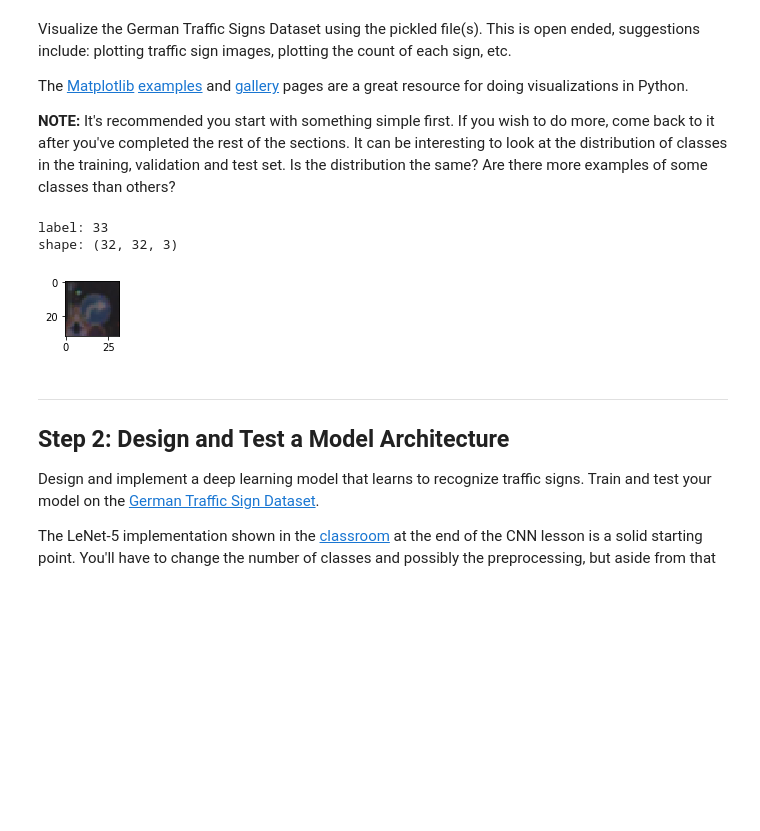
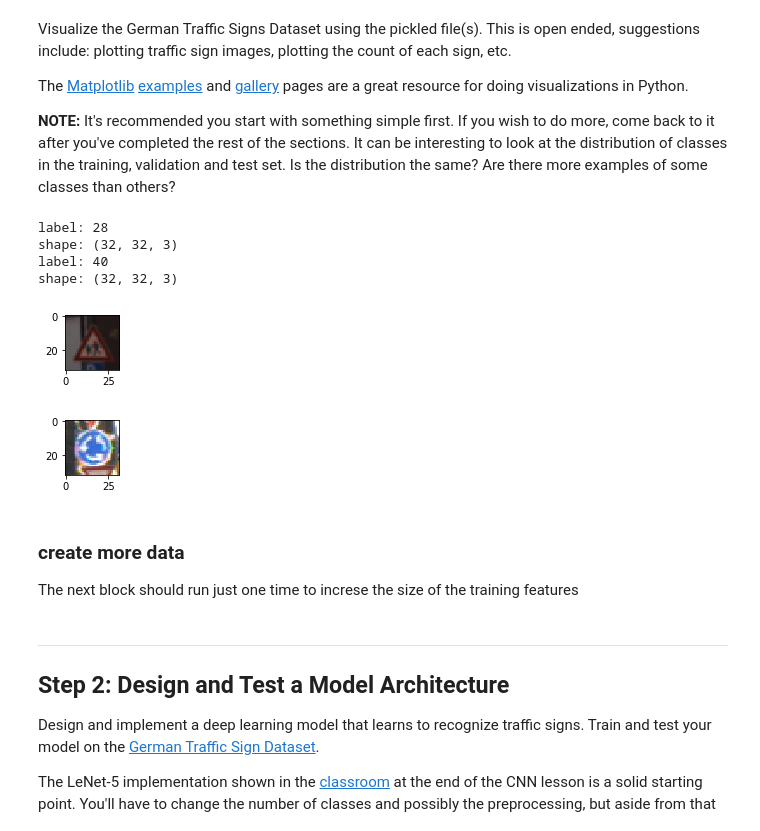
Before and after one commit to agonzale34/sdc-traffic-sign-classifier, a Jupyter notebook: Traffic_Sign_Classifier.ipynb, the cells around one changed output. Cells and saved outputs as stored; diff of their text form; code cells hidden in the pictures; blank space fills up the shorter version.

```diff
--- a/Traffic_Sign_Classifier.ipynb
+++ b/Traffic_Sign_Classifier.ipynb
@@ -104,24 +104,35 @@ The [Matplotlib](http://matplotlib.org/) [examples](http://matplotlib.org/exampl
 # %%
 # Data exploration visualization code goes here.
 import random
 import matplotlib.pyplot as plt
 # Visualizations will be shown in the notebook.
 % matplotlib inline
 
 
 def print_img_label(img, lb, gray=False):
     plt.figure(figsize=(1, 1))
     if gray:
         plt.imshow(img, cmap="gray")
     else:
         plt.imshow(img)
     print('label:', lb)
     print('shape:', img.shape)
 
 
 index = random.randint(0, len(X_train))
 print_img_label(X_train[index].squeeze(), y_train[index])
+
+# images of round
+rounds = np.where(y_train == 40)
+print_img_label(X_train[rounds[0][0]].squeeze(), y_train[rounds[0][0]])
 # %% [output]
-label: 33
+label: 28
 shape: (32, 32, 3)
+label: 40
+shape: (32, 32, 3)
-[figure, old version]
+[figure, new version]
+[figure, added]
+# %% [markdown]
+### create more data
+
+The next block should run just one time to increse the size of the training features
```
Also changed, not shown: parts of 11 cells of this notebook, 3 other files.
